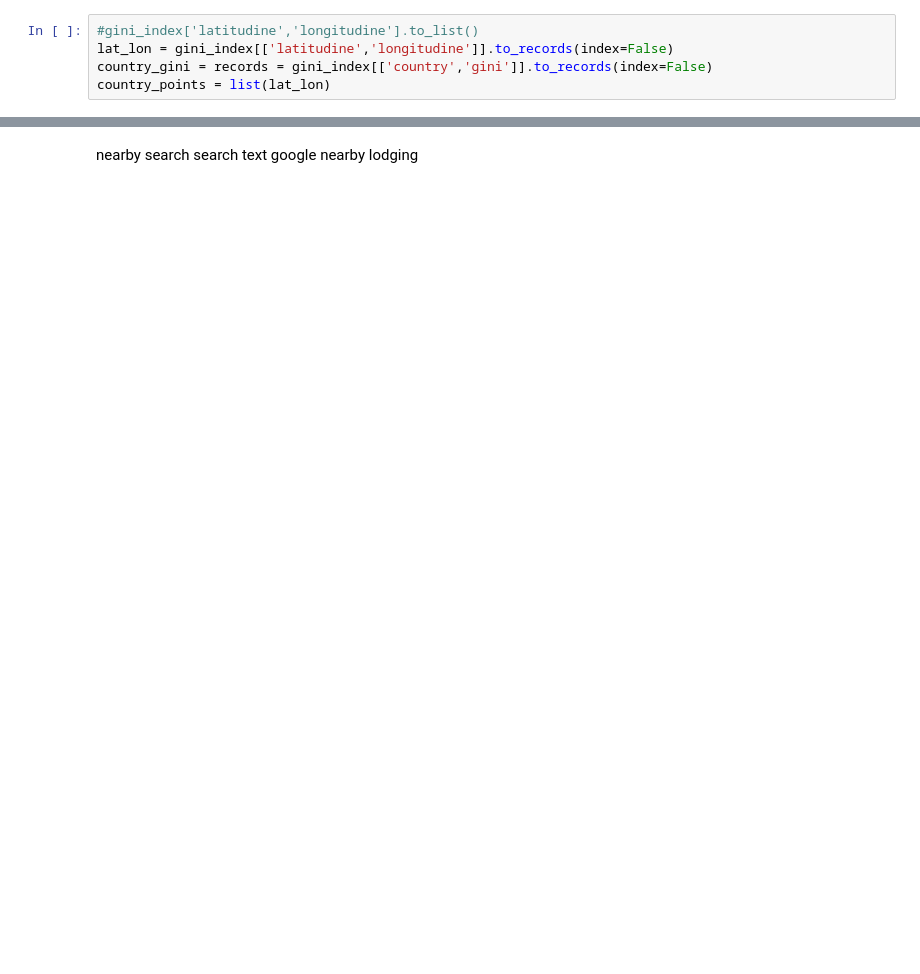
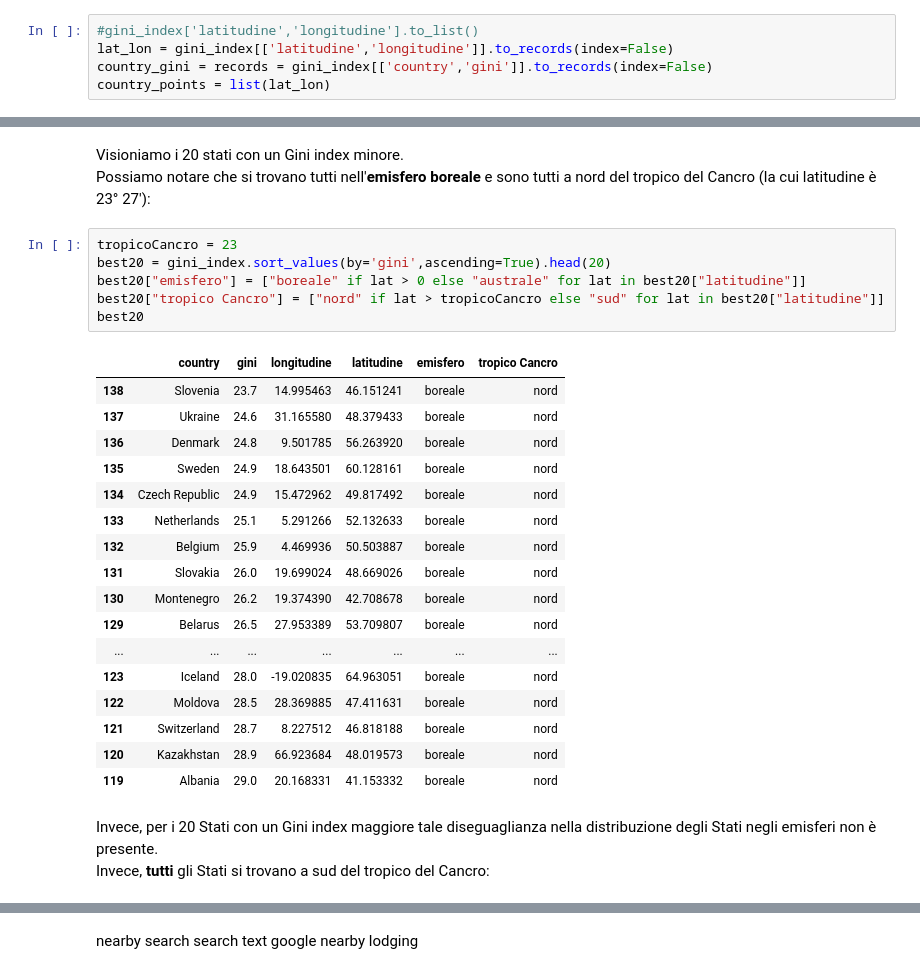
Before and after one commit to loremod/SocialMediaTutorial, a Jupyter notebook: Google Maps API.ipynb, the cells around one changed output, grey strips where cells are left out. Saved outputs shown, nothing was run; the diff lists cells and outputs as text; blank space fills up the shorter version.

```diff
--- a/Google Maps API.ipynb
+++ b/Google Maps API.ipynb
@@ -1435,0 +1495,30 @@ fig
+# %% [markdown]
+Visioniamo i 20 stati con un Gini index minore.<br>
+Possiamo notare che si trovano tutti nell'<b>emisfero boreale</b> e sono tutti a nord del tropico del Cancro (la cui latitudine è 23° 27'):
+# %%
+tropicoCancro = 23
+best20 = gini_index.sort_values(by='gini',ascending=True).head(20)
+best20["emisfero"] = ["boreale" if lat > 0 else "australe" for lat in best20["latitudine"]]
+best20["tropico Cancro"] = ["nord" if lat > tropicoCancro else "sud" for lat in best20["latitudine"]]
+best20
+# %% [output]
+|  | country | gini | longitudine | latitudine | emisfero | tropico Cancro |
+| 138 | Slovenia | 23.7 | 14.995463 | 46.151241 | boreale | nord |
+| 137 | Ukraine | 24.6 | 31.165580 | 48.379433 | boreale | nord |
+| 136 | Denmark | 24.8 | 9.501785 | 56.263920 | boreale | nord |
+| 135 | Sweden | 24.9 | 18.643501 | 60.128161 | boreale | nord |
+| 134 | Czech Republic | 24.9 | 15.472962 | 49.817492 | boreale | nord |
+| 133 | Netherlands | 25.1 | 5.291266 | 52.132633 | boreale | nord |
+| 132 | Belgium | 25.9 | 4.469936 | 50.503887 | boreale | nord |
+| 131 | Slovakia | 26.0 | 19.699024 | 48.669026 | boreale | nord |
+| 130 | Montenegro | 26.2 | 19.374390 | 42.708678 | boreale | nord |
+| 129 | Belarus | 26.5 | 27.953389 | 53.709807 | boreale | nord |
+| ... | ... | ... | ... | ... | ... | ... |
+| 123 | Iceland | 28.0 | -19.020835 | 64.963051 | boreale | nord |
+| 122 | Moldova | 28.5 | 28.369885 | 47.411631 | boreale | nord |
+| 121 | Switzerland | 28.7 | 8.227512 | 46.818188 | boreale | nord |
+| 120 | Kazakhstan | 28.9 | 66.923684 | 48.019573 | boreale | nord |
+| 119 | Albania | 29.0 | 20.168331 | 41.153332 | boreale | nord |
+# %% [markdown]
+Invece, per i 20 Stati con un Gini index maggiore tale diseguaglianza nella distribuzione degli Stati negli emisferi non è presente.<br>
+Invece, <b>tutti</b> gli Stati si trovano a sud del tropico del Cancro:
```
Also changed, not shown: parts of 52 cells of this notebook.
